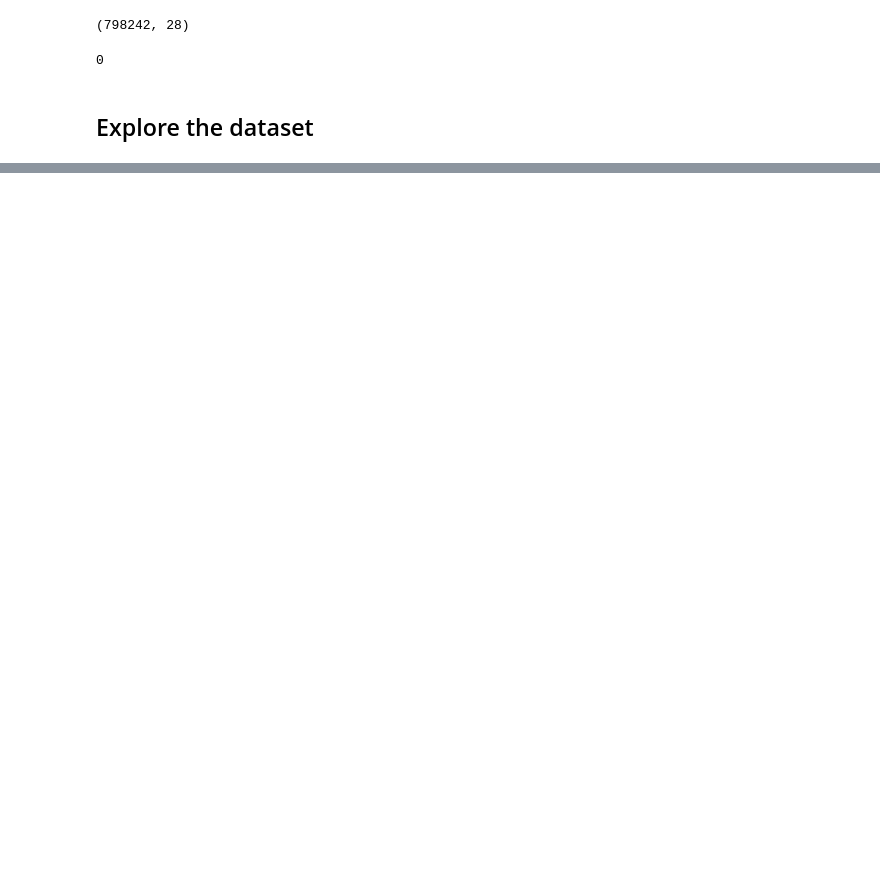
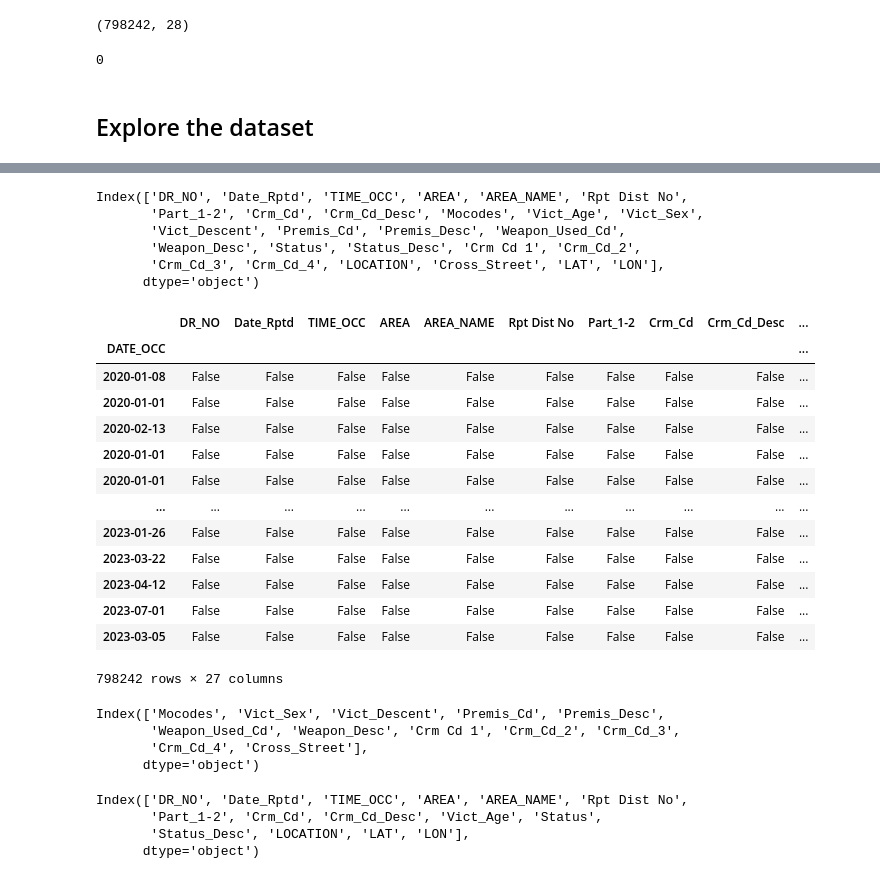
Before and after one commit to acorvin/la-crime-stats, a Jupyter notebook: la-crime-stats.ipynb, the cells around one changed output, grey strips where cells are left out. Saved outputs shown, nothing was run; the diff lists cells and outputs as text; code cells hidden in the pictures; blank space fills up the shorter version.

```diff
--- a/la-crime-stats.ipynb
+++ b/la-crime-stats.ipynb
@@ -75,0 +97,44 @@ crime.tail()
+# %%
+# Summary information on the colums
+crime.columns
+# %% [output]
+Index(['DR_NO', 'Date_Rptd', 'TIME_OCC', 'AREA', 'AREA_NAME', 'Rpt Dist No',
+       'Part_1-2', 'Crm_Cd', 'Crm_Cd_Desc', 'Mocodes', 'Vict_Age', 'Vict_Sex',
+       'Vict_Descent', 'Premis_Cd', 'Premis_Desc', 'Weapon_Used_Cd',
+       'Weapon_Desc', 'Status', 'Status_Desc', 'Crm Cd 1', 'Crm_Cd_2',
+       'Crm_Cd_3', 'Crm_Cd_4', 'LOCATION', 'Cross_Street', 'LAT', 'LON'],
+      dtype='object')
+# %%
+# Check dataframe for whether or not values are missing in columns
+crime.isnull()
+# %% [output]
+|  | DR_NO | Date_Rptd | TIME_OCC | AREA | AREA_NAME | Rpt Dist No | Part_1-2 | Crm_Cd | Crm_Cd_Desc | ... |
+| DATE_OCC |  |  |  |  |  |  |  |  |  | ... |
+| 2020-01-08 | False | False | False | False | False | False | False | False | False | ... |
+| 2020-01-01 | False | False | False | False | False | False | False | False | False | ... |
+| 2020-02-13 | False | False | False | False | False | False | False | False | False | ... |
+| 2020-01-01 | False | False | False | False | False | False | False | False | False | ... |
+| 2020-01-01 | False | False | False | False | False | False | False | False | False | ... |
+| ... | ... | ... | ... | ... | ... | ... | ... | ... | ... | ... |
+| 2023-01-26 | False | False | False | False | False | False | False | False | False | ... |
+| 2023-03-22 | False | False | False | False | False | False | False | False | False | ... |
+| 2023-04-12 | False | False | False | False | False | False | False | False | False | ... |
+| 2023-07-01 | False | False | False | False | False | False | False | False | False | ... |
+| 2023-03-05 | False | False | False | False | False | False | False | False | False | ... |
+798242 rows × 27 columns
+# %%
+# Get columns for missing values
+crime.columns[np.sum(crime.isnull())!=0]
+# %% [output]
+Index(['Mocodes', 'Vict_Sex', 'Vict_Descent', 'Premis_Cd', 'Premis_Desc',
+       'Weapon_Used_Cd', 'Weapon_Desc', 'Crm Cd 1', 'Crm_Cd_2', 'Crm_Cd_3',
+       'Crm_Cd_4', 'Cross_Street'],
+      dtype='object')
+# %%
+# Get columns with no missing values
+crime.columns[np.sum(crime.isnull())==0]
+# %% [output]
+Index(['DR_NO', 'Date_Rptd', 'TIME_OCC', 'AREA', 'AREA_NAME', 'Rpt Dist No',
+       'Part_1-2', 'Crm_Cd', 'Crm_Cd_Desc', 'Vict_Age', 'Status',
+       'Status_Desc', 'LOCATION', 'LAT', 'LON'],
+      dtype='object')
```
Also changed, not shown: parts of 5 cells of this notebook.
